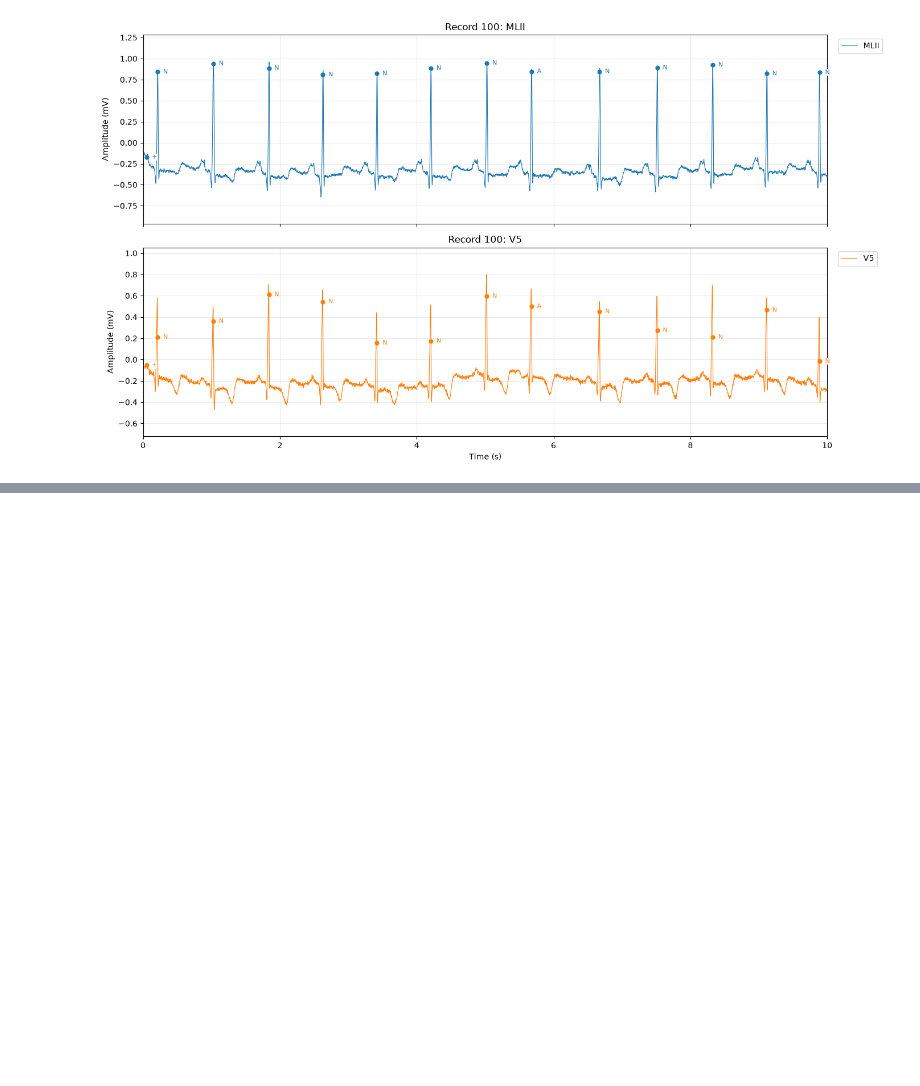
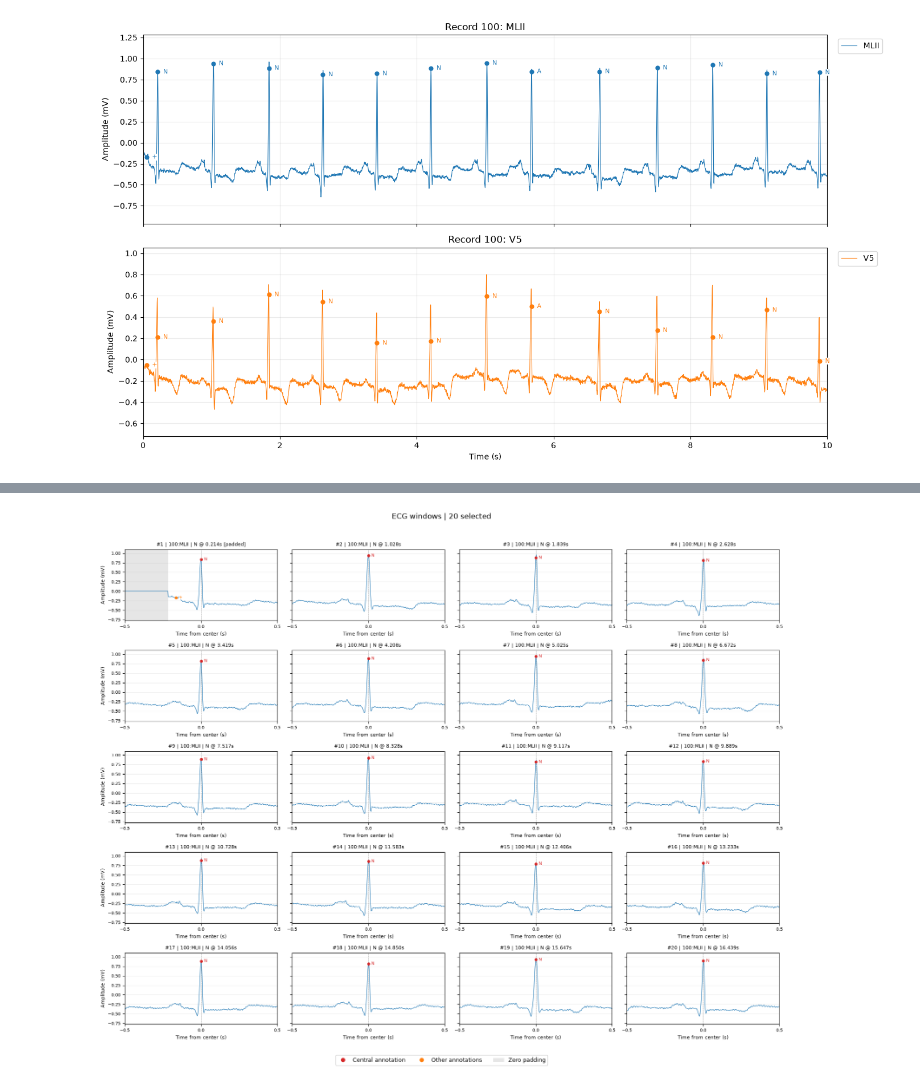
Before and after one commit to gabrielbozek/ecg-anomaly, a Jupyter notebook: notebooks/EDA.ipynb, the cells around one changed output, grey strips where cells are left out. Cells and saved outputs as stored; diff of their text form; code cells hidden in the pictures; blank space fills up the shorter version.

```diff
--- a/notebooks/EDA.ipynb
+++ b/notebooks/EDA.ipynb
@@ -161,0 +376,13 @@ plt.show()
+# %%
+windows = list(generate_ecg_windows(record, annotations, channel=0))
+print(f"N windows: {len(windows)}")
+print(f"Complete: {sum(window.is_complete for window in windows)}")
+print(f"Incomplete: {sum(not window.is_complete for window in windows)}")
+
+first_window = windows[0]
+print(f"Signal shape: {first_window.signal.shape}; center index: {first_window.center_index}")
+print(f"Central annotation: {first_window.annotation}")
+print(f"Complete: {first_window.is_complete}; "
+      f"padding (left, right): {(first_window.left_padding, first_window.right_padding)}")
+print(f"Other annotations present: {first_window.has_other_annotations}")
+print(f"Other annotations: {first_window.other_annotations}")
@@ -161,0 +496,5 @@ plt.show()
+# %%
+fig, axes = plot_ecg_windows_grid(windows[:20], ncols=4)
+plt.show()
+# %% [output]
+[figure, added]
```
Also changed, not shown: parts of 9 cells of this notebook.
